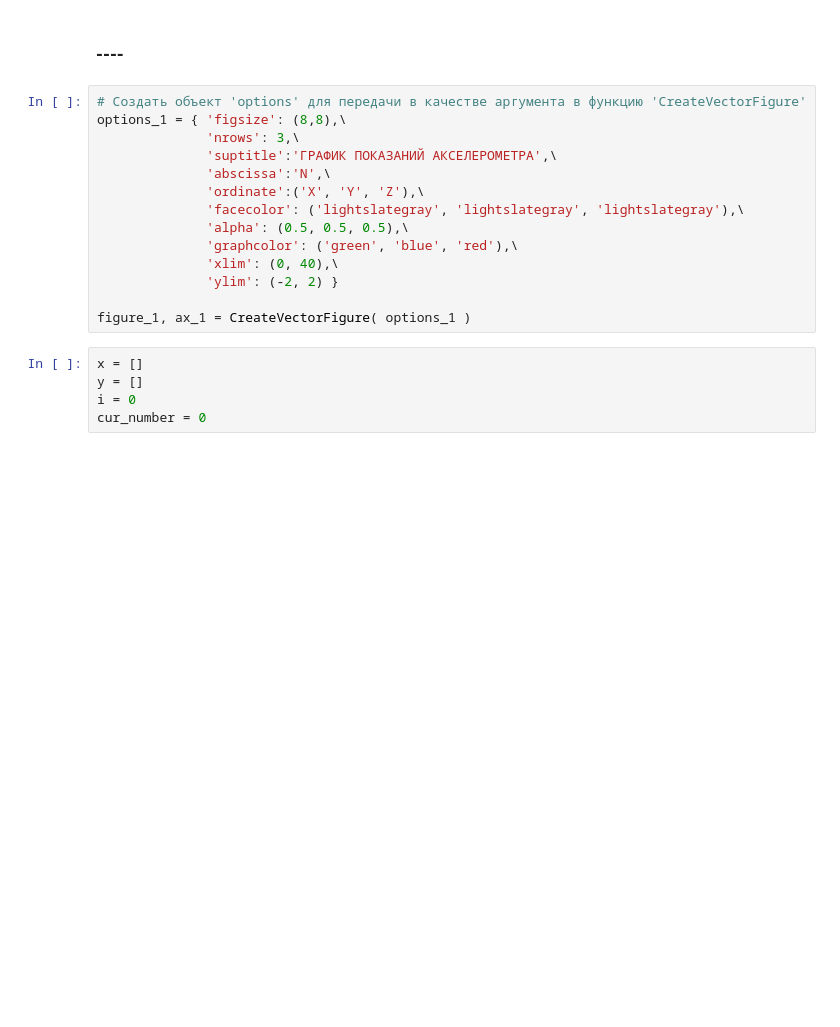
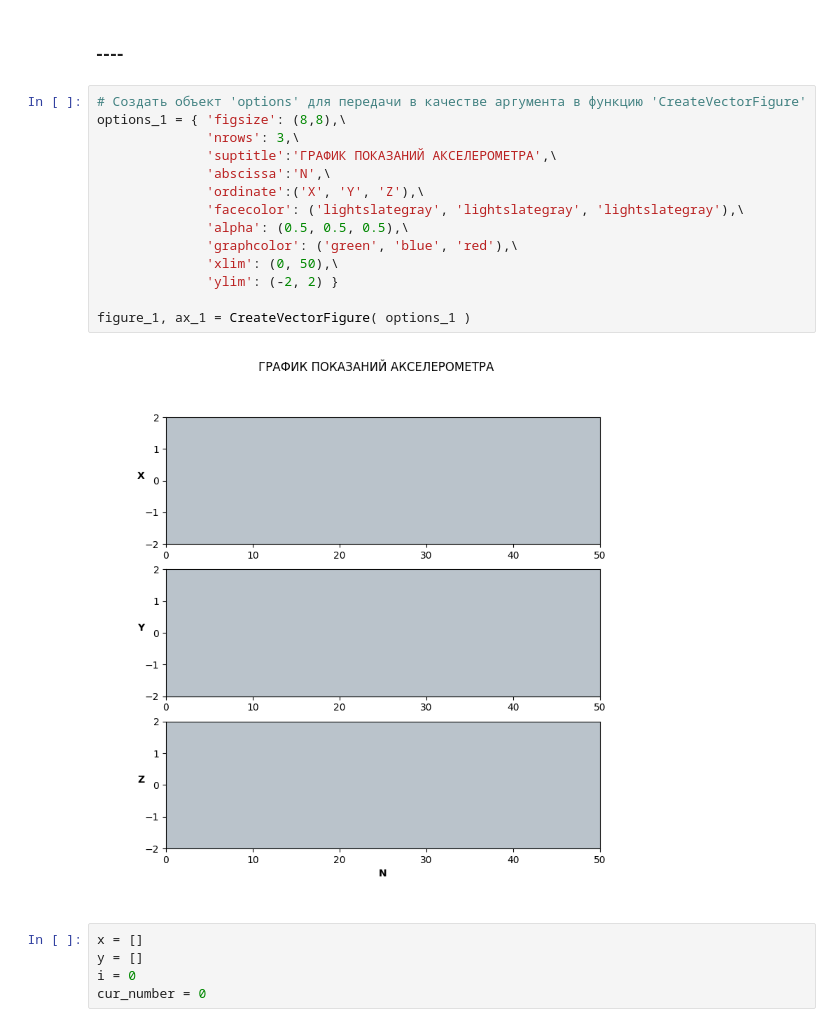
Before and after one commit to Konkery/3D-position-2023, a Jupyter notebook: 2.1-2D-grafics.ipynb, the cells around one changed output. Cells and saved outputs as stored; diff of their text form; blank space fills up the shorter version.

```diff
--- a/2.1-2D-grafics.ipynb
+++ b/2.1-2D-grafics.ipynb
@@ -279,17 +318,19 @@ class Project3D:
 # %%
 # Создать объект 'options' для передачи в качестве аргумента в функцию 'CreateVectorFigure'
 options_1 = { 'figsize': (8,8),\
               'nrows': 3,\
               'suptitle':'ГРАФИК ПОКАЗАНИЙ АКСЕЛЕРОМЕТРА',\
               'abscissa':'N',\
               'ordinate':('X', 'Y', 'Z'),\
               'facecolor': ('lightslategray', 'lightslategray', 'lightslategray'),\
               'alpha': (0.5, 0.5, 0.5),\
               'graphcolor': ('green', 'blue', 'red'),\
-              'xlim': (0, 40),\
+              'xlim': (0, 50),\
               'ylim': (-2, 2) }
 
 figure_1, ax_1 = CreateVectorFigure( options_1 )
+# %% [output]
+[figure, added]
 # %%
 x = []
 y = []
```
Also changed, not shown: parts of 4 cells of this notebook, 11 other files.
